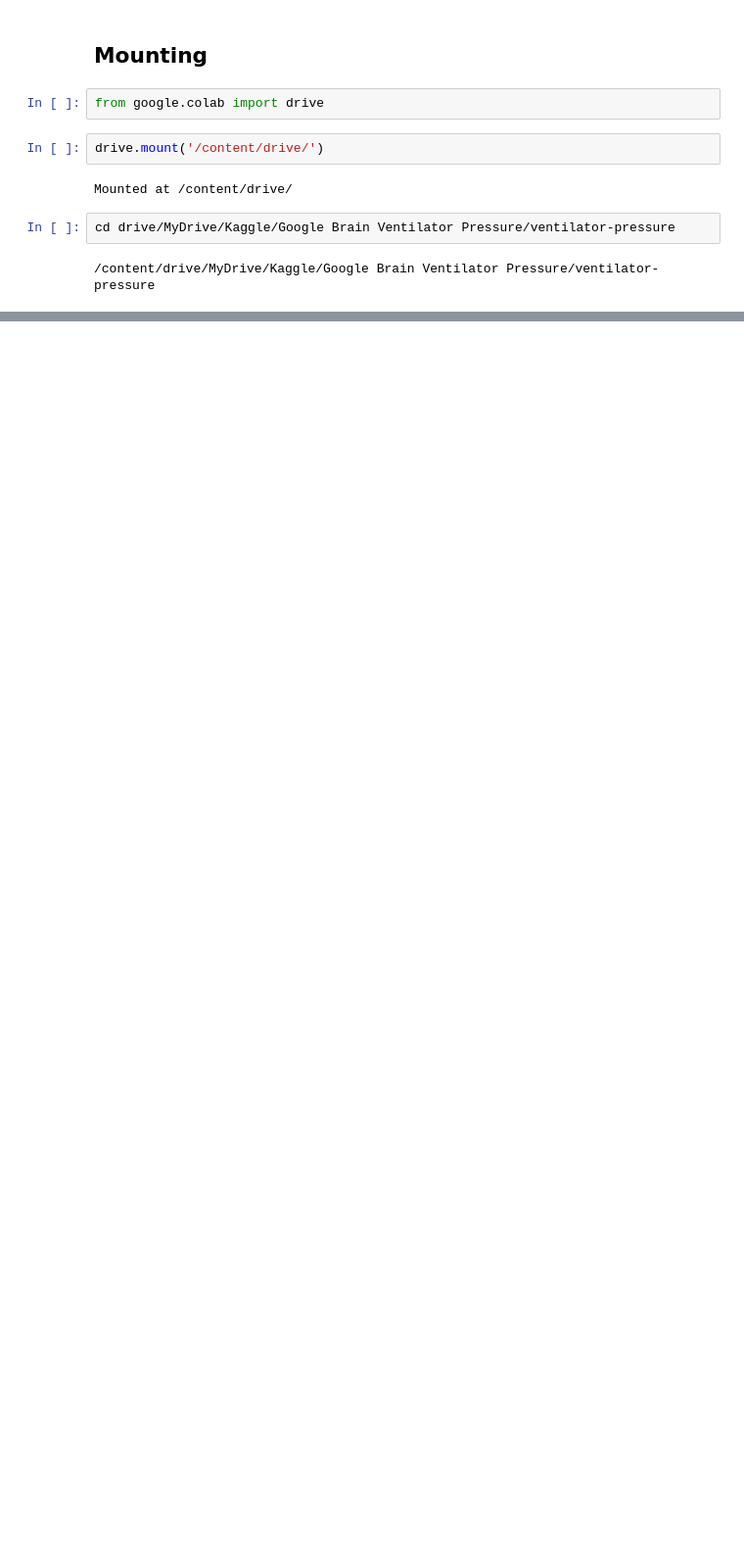
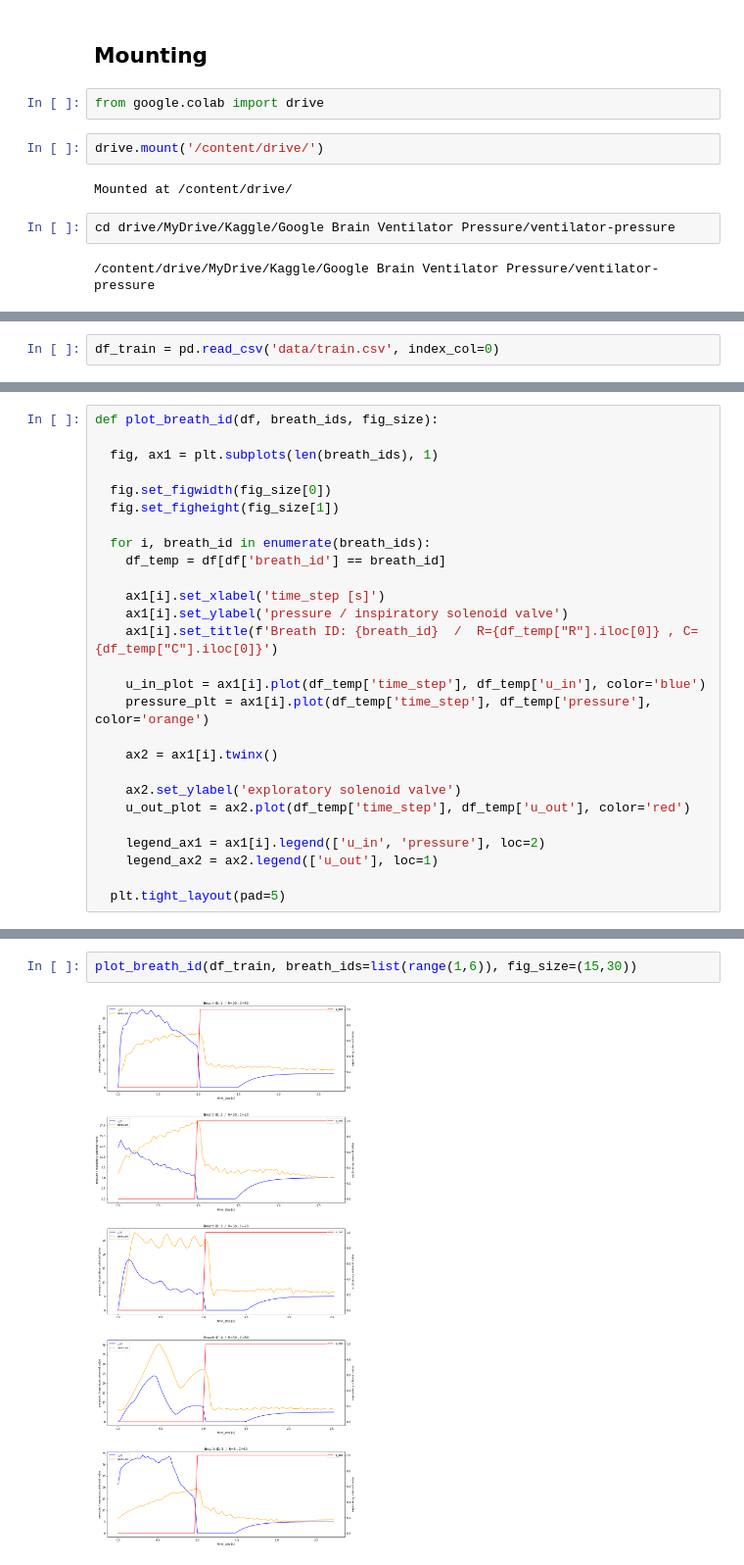
Before and after one commit to Pascapone/ventilator-pressure, a Jupyter notebook: EDA.ipynb, the cells around one changed output, grey strips where cells are left out. Shown: that part at 98% size. Cells and saved outputs as stored; diff of their text form; blank space fills up the shorter version.

```diff
--- a/EDA.ipynb
+++ b/EDA.ipynb
@@ -19 +21,3 @@ data/  EDA.ipynb  .git/
+# %%
+df_train = pd.read_csv('data/train.csv', index_col=0)
 # %% [markdown]
@@ -20,0 +25,27 @@ data/  EDA.ipynb  .git/
+# %%
+def plot_breath_id(df, breath_ids, fig_size):
+
+  fig, ax1 = plt.subplots(len(breath_ids), 1)
+
+  fig.set_figwidth(fig_size[0])
+  fig.set_figheight(fig_size[1])
+
+  for i, breath_id in enumerate(breath_ids):
+    df_temp = df[df['breath_id'] == breath_id]
+
+    ax1[i].set_xlabel('time_step [s]')
+    ax1[i].set_ylabel('pressure / inspiratory solenoid valve')
+    ax1[i].set_title(f'Breath ID: {breath_id}  /  R={df_temp["R"].iloc[0]} , C={df_temp["C"].iloc[0]}')
+
+    u_in_plot = ax1[i].plot(df_temp['time_step'], df_temp['u_in'], color='blue')
+    pressure_plt = ax1[i].plot(df_temp['time_step'], df_temp['pressure'], color='orange')
+
+    ax2 = ax1[i].twinx()
+
+    ax2.set_ylabel('exploratory solenoid valve')
+    u_out_plot = ax2.plot(df_temp['time_step'], df_temp['u_out'], color='red')
+
+    legend_ax1 = ax1[i].legend(['u_in', 'pressure'], loc=2)
+    legend_ax2 = ax2.legend(['u_out'], loc=1)
+
+  plt.tight_layout(pad=5)
@@ -20,0 +120,4 @@ data/  EDA.ipynb  .git/
+# %%
+plot_breath_id(df_train, breath_ids=list(range(1,6)), fig_size=(15,30))
+# %% [output]
+[figure, added]
```
Also changed, not shown: parts of 72 cells of this notebook.
